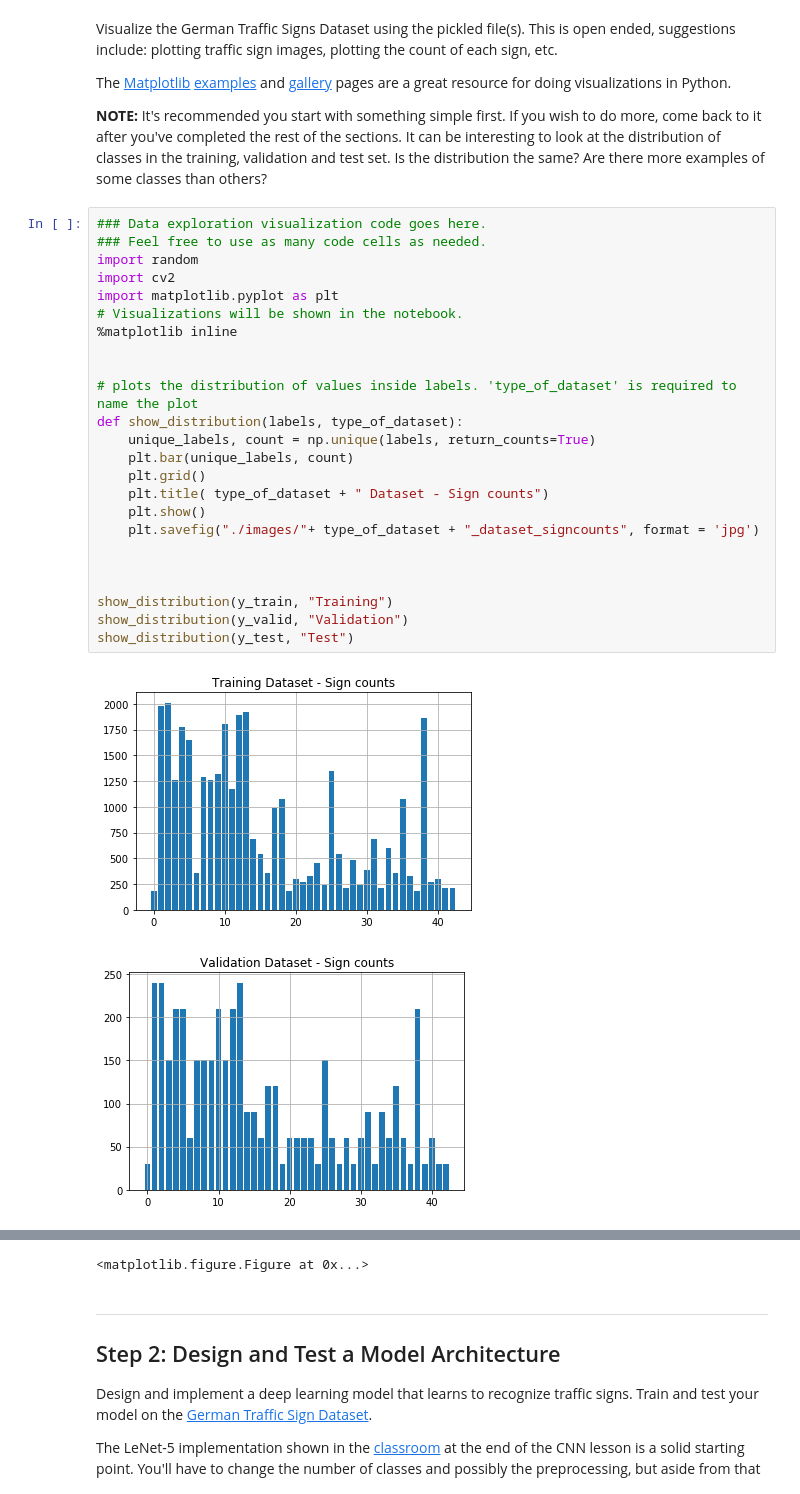
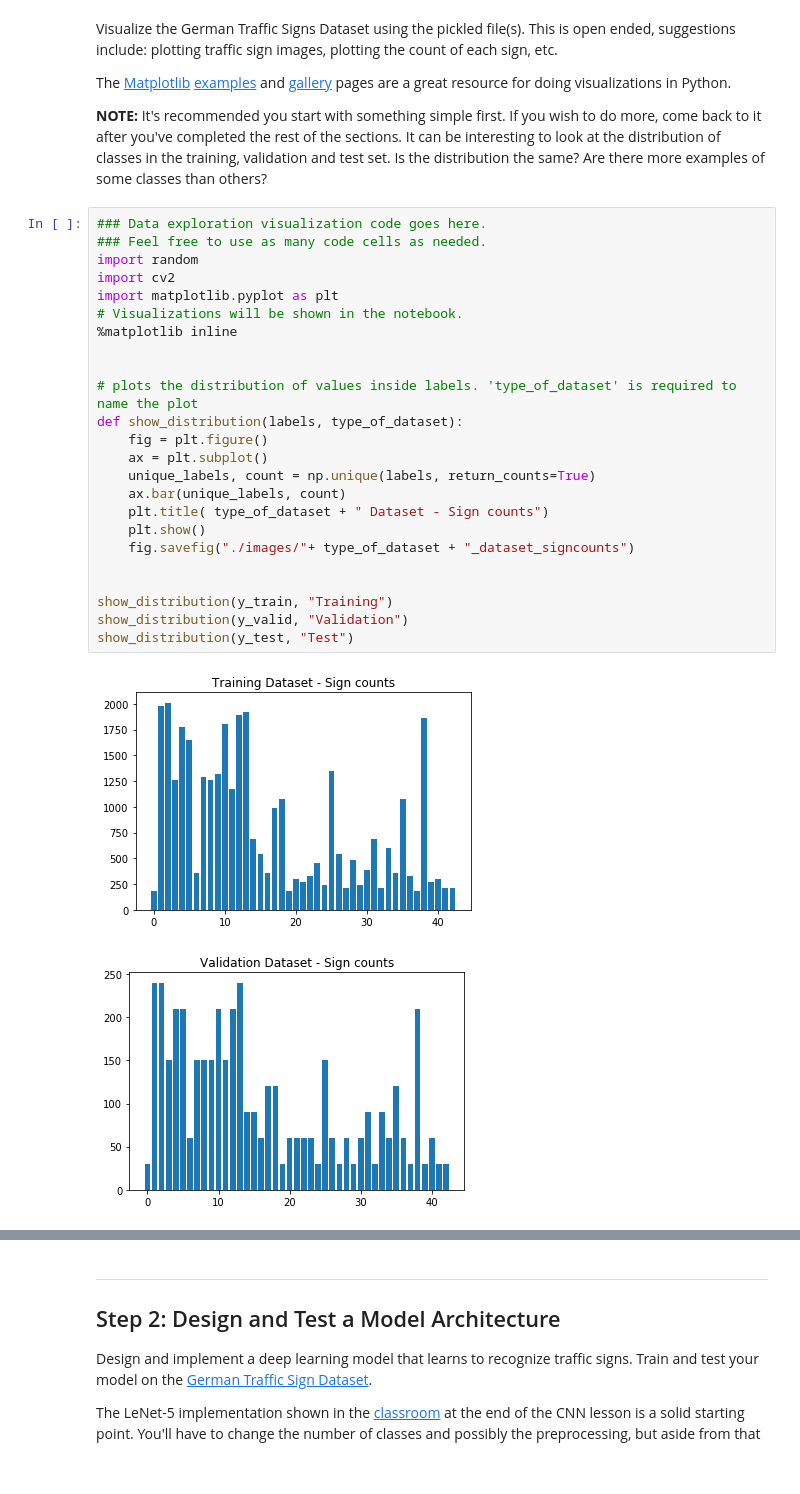
Before and after one commit to purnendu23/CarND-Traffic-Sign-Classifier-Project, a Jupyter notebook: Traffic_Sign_Classifier.ipynb, the cells around one changed output, grey strips where cells are left out. Saved outputs shown, nothing was run; the diff lists cells and outputs as text.

Commit message:
revised show_distribution(). correct images being uploaded

```diff
--- a/Traffic_Sign_Classifier.ipynb
+++ b/Traffic_Sign_Classifier.ipynb
@@ -96,27 +96,27 @@ The [Matplotlib](http://matplotlib.org/) [examples](http://matplotlib.org/exampl
 # %%
 ### Data exploration visualization code goes here.
 ### Feel free to use as many code cells as needed.
 import random
 import cv2
 import matplotlib.pyplot as plt
 # Visualizations will be shown in the notebook.
 %matplotlib inline
 
 
 # plots the distribution of values inside labels. 'type_of_dataset' is required to name the plot
 def show_distribution(labels, type_of_dataset):
+    fig = plt.figure()
+    ax = plt.subplot()
     unique_labels, count = np.unique(labels, return_counts=True)
-    plt.bar(unique_labels, count)
-    plt.grid()
+    ax.bar(unique_labels, count)
     plt.title( type_of_dataset + " Dataset - Sign counts")
     plt.show()
-    plt.savefig("./images/"+ type_of_dataset + "_dataset_signcounts", format = 'jpg')
-
+    fig.savefig("./images/"+ type_of_dataset + "_dataset_signcounts")
 
 
 show_distribution(y_train, "Training")
 show_distribution(y_valid, "Validation")
 show_distribution(y_test, "Test")
 # %% [output]
-[figure, old version]
+[figure, new version]
-[figure, old version]
+[figure, new version]
@@ -124,4 +124,3 @@ show_distribution(y_test, "Test")
-<matplotlib.figure.Figure at 0x...>
 # %% [markdown]
 ----
 
```
Also changed, not shown: parts of 1 cell of this notebook, 6 other files.
